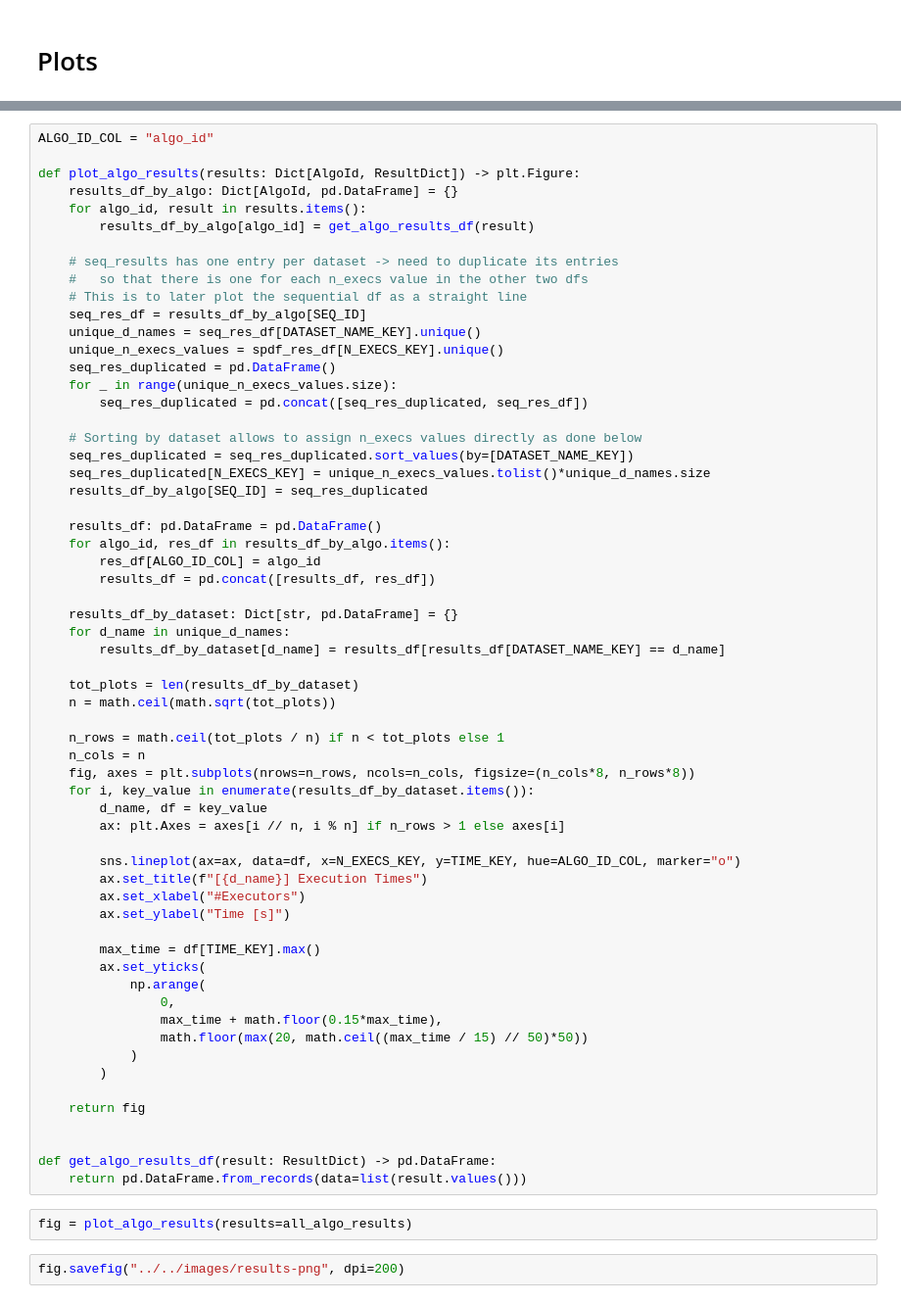
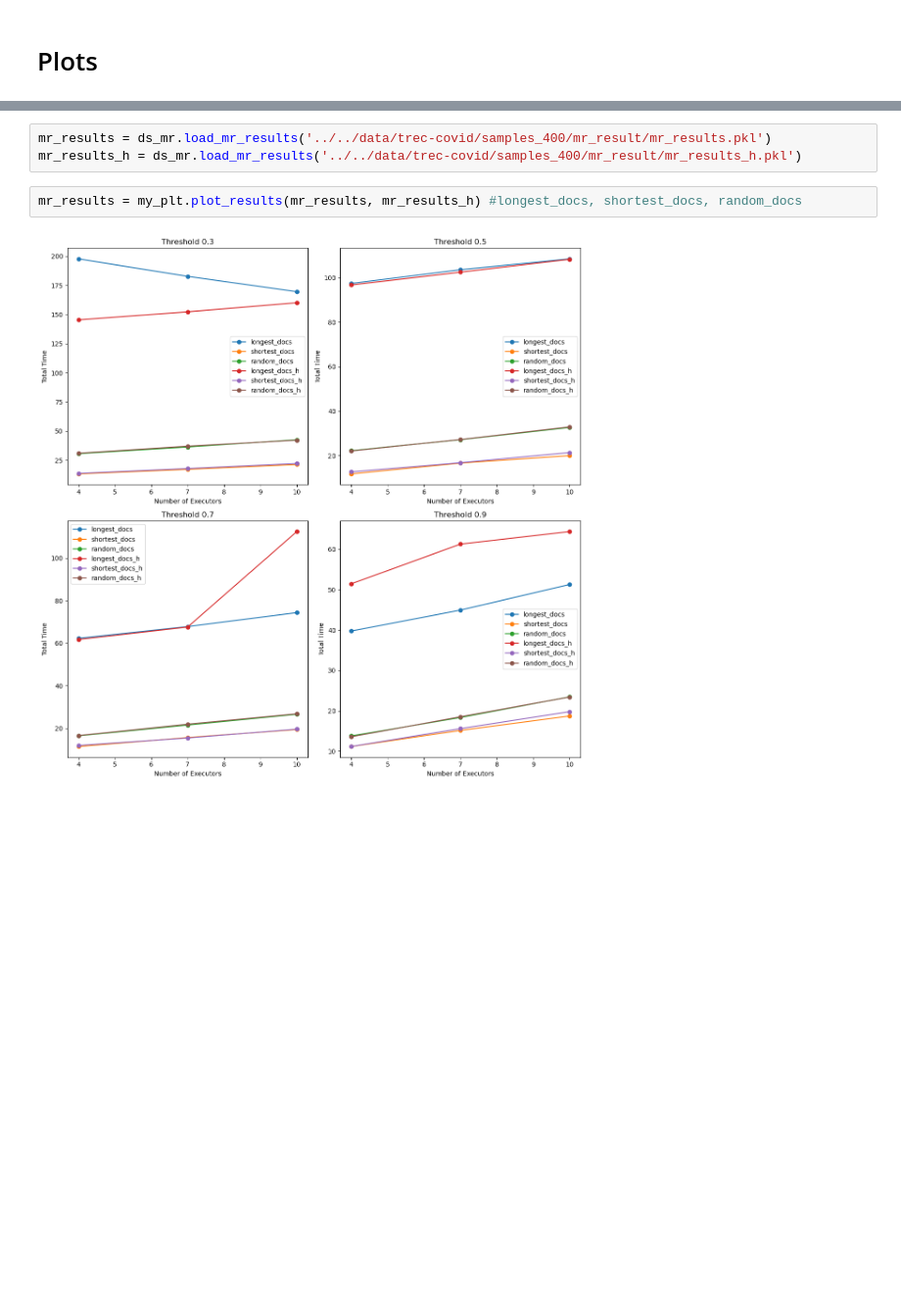
Before and after one commit to RuieX/All-Pairs-Similarity, a Jupyter notebook: src/notebooks/plots.ipynb, the cells around one changed output, grey strips where cells are left out. Shown at 98% size. Drawn from its saved outputs; the diff is of its cells as text; blank space fills up the shorter version.

Commit message:
plot

```diff
--- a/src/notebooks/plots.ipynb
+++ b/src/notebooks/plots.ipynb
@@ -44,65 +12,7 @@ all_algo_results = {
-# %%
-ALGO_ID_COL = "algo_id"
-
-def plot_algo_results(results: Dict[AlgoId, ResultDict]) -> plt.Figure:
-    results_df_by_algo: Dict[AlgoId, pd.DataFrame] = {}
-    for algo_id, result in results.items():
-        results_df_by_algo[algo_id] = get_algo_results_df(result)
-
-    # seq_results has one entry per dataset -> need to duplicate its entries
-    #   so that there is one for each n_execs value in the other two dfs
-    # This is to later plot the sequential df as a straight line
-    seq_res_df = results_df_by_algo[SEQ_ID]
-    unique_d_names = seq_res_df[DATASET_NAME_KEY].unique()
-    unique_n_execs_values = spdf_res_df[N_EXECS_KEY].unique()
-    seq_res_duplicated = pd.DataFrame()
-    for _ in range(unique_n_execs_values.size):
-        seq_res_duplicated = pd.concat([seq_res_duplicated, seq_res_df])
-
-    # Sorting by dataset allows to assign n_execs values directly as done below
-    seq_res_duplicated = seq_res_duplicated.sort_values(by=[DATASET_NAME_KEY])
-    seq_res_duplicated[N_EXECS_KEY] = unique_n_execs_values.tolist()*unique_d_names.size
-    results_df_by_algo[SEQ_ID] = seq_res_duplicated
-
-    results_df: pd.DataFrame = pd.DataFrame()
-    for algo_id, res_df in results_df_by_algo.items():
-        res_df[ALGO_ID_COL] = algo_id
-        results_df = pd.concat([results_df, res_df])
-
-    results_df_by_dataset: Dict[str, pd.DataFrame] = {}
-    for d_name in unique_d_names:
-        results_df_by_dataset[d_name] = results_df[results_df[DATASET_NAME_KEY] == d_name]
-
-    tot_plots = len(results_df_by_dataset)
-    n = math.ceil(math.sqrt(tot_plots))
-
-    n_rows = math.ceil(tot_plots / n) if n < tot_plots else 1
-    n_cols = n
-    fig, axes = plt.subplots(nrows=n_rows, ncols=n_cols, figsize=(n_cols*8, n_rows*8))
-    for i, key_value in enumerate(results_df_by_dataset.items()):
-        d_name, df = key_value
-        ax: plt.Axes = axes[i // n, i % n] if n_rows > 1 else axes[i]
-
-        sns.lineplot(ax=ax, data=df, x=N_EXECS_KEY, y=TIME_KEY, hue=ALGO_ID_COL, marker="o")
-        ax.set_title(f"[{d_name}] Execution Times")
-        ax.set_xlabel("#Executors")
-        ax.set_ylabel("Time [s]")
-
-        max_time = df[TIME_KEY].max()
-        ax.set_yticks(
-            np.arange(
-                0,
-                max_time + math.floor(0.15*max_time),
-                math.floor(max(20, math.ceil((max_time / 15) // 50)*50))
-            )
-        )
-
-    return fig
-
-
-def get_algo_results_df(result: ResultDict) -> pd.DataFrame:
-    return pd.DataFrame.from_records(data=list(result.values()))
-# %%
-fig = plot_algo_results(results=all_algo_results)
-# %%
-fig.savefig("../../images/results-png", dpi=200)
+# %%
+mr_results = ds_mr.load_mr_results('../../data/trec-covid/samples_400/mr_result/mr_results.pkl')
+mr_results_h = ds_mr.load_mr_results('../../data/trec-covid/samples_400/mr_result/mr_results_h.pkl')
+# %%
+mr_results = my_plt.plot_results(mr_results, mr_results_h) #longest_docs, shortest_docs, random_docs
+# %% [output]
+[figure, added]
```
Also changed, not shown: parts of 13 cells of this notebook, 3 other files.
